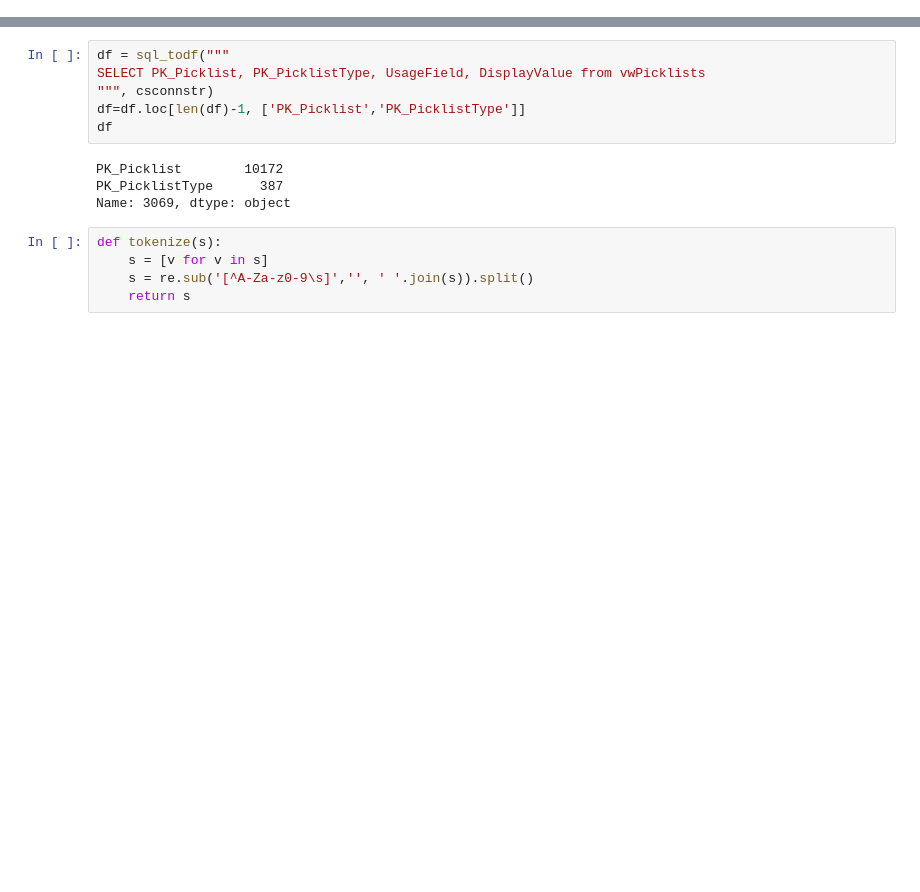
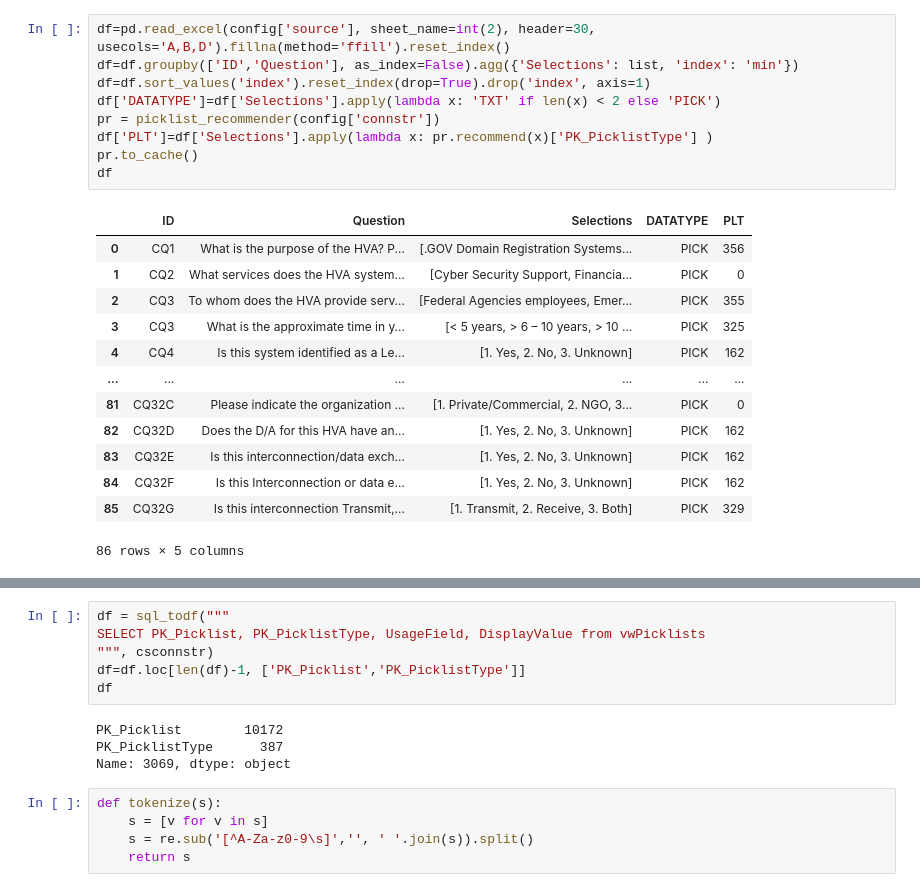
Before and after one commit to tmnkopp/PythonAutomation, a Jupyter notebook: CodeGenerators/codegen.ipynb, the cells around one changed output, grey strips where cells are left out. Cells and saved outputs as stored; diff of their text form; blank space fills up the shorter version.

```diff
--- a/CodeGenerators/codegen.ipynb
+++ b/CodeGenerators/codegen.ipynb
@@ -48,0 +41,23 @@ VALUES
+# %%
+df=pd.read_excel(config['source'], sheet_name=int(2), header=30, usecols='A,B,D').fillna(method='ffill').reset_index()
+df=df.groupby(['ID','Question'], as_index=False).agg({'Selections': list, 'index': 'min'})
+df=df.sort_values('index').reset_index(drop=True).drop('index', axis=1)
+df['DATATYPE']=df['Selections'].apply(lambda x: 'TXT' if len(x) < 2 else 'PICK')
+pr = picklist_recommender(config['connstr'])
+df['PLT']=df['Selections'].apply(lambda x: pr.recommend(x)['PK_PicklistType'] )
+pr.to_cache()
+df
+# %% [output]
+|  | ID | Question | Selections | DATATYPE | PLT |
+| 0 | CQ1 | What is the purpose of the HVA? P... | [.GOV Domain Registration Systems... | PICK | 356 |
+| 1 | CQ2 | What services does the HVA system... | [Cyber Security Support, Financia... | PICK | 0 |
+| 2 | CQ3 | To whom does the HVA provide serv... | [Federal Agencies employees, Emer... | PICK | 355 |
+| 3 | CQ3 | What is the approximate time in y... | [< 5 years, > 6 – 10 years, > 10 ... | PICK | 325 |
+| 4 | CQ4 | Is this system identified as a Le... | [1. Yes, 2. No, 3. Unknown] | PICK | 162 |
+| ... | ... | ... | ... | ... | ... |
+| 81 | CQ32C | Please indicate the organization ... | [1. Private/Commercial, 2. NGO, 3... | PICK | 0 |
+| 82 | CQ32D | Does the D/A for this HVA have an... | [1. Yes, 2. No, 3. Unknown] | PICK | 162 |
+| 83 | CQ32E | Is this interconnection/data exch... | [1. Yes, 2. No, 3. Unknown] | PICK | 162 |
+| 84 | CQ32F | Is this Interconnection or data e... | [1. Yes, 2. No, 3. Unknown] | PICK | 162 |
+| 85 | CQ32G | Is this interconnection Transmit,... | [1. Transmit, 2. Receive, 3. Both] | PICK | 329 |
+86 rows × 5 columns
```
Also changed, not shown: parts of 13 cells of this notebook, 15 other files.
